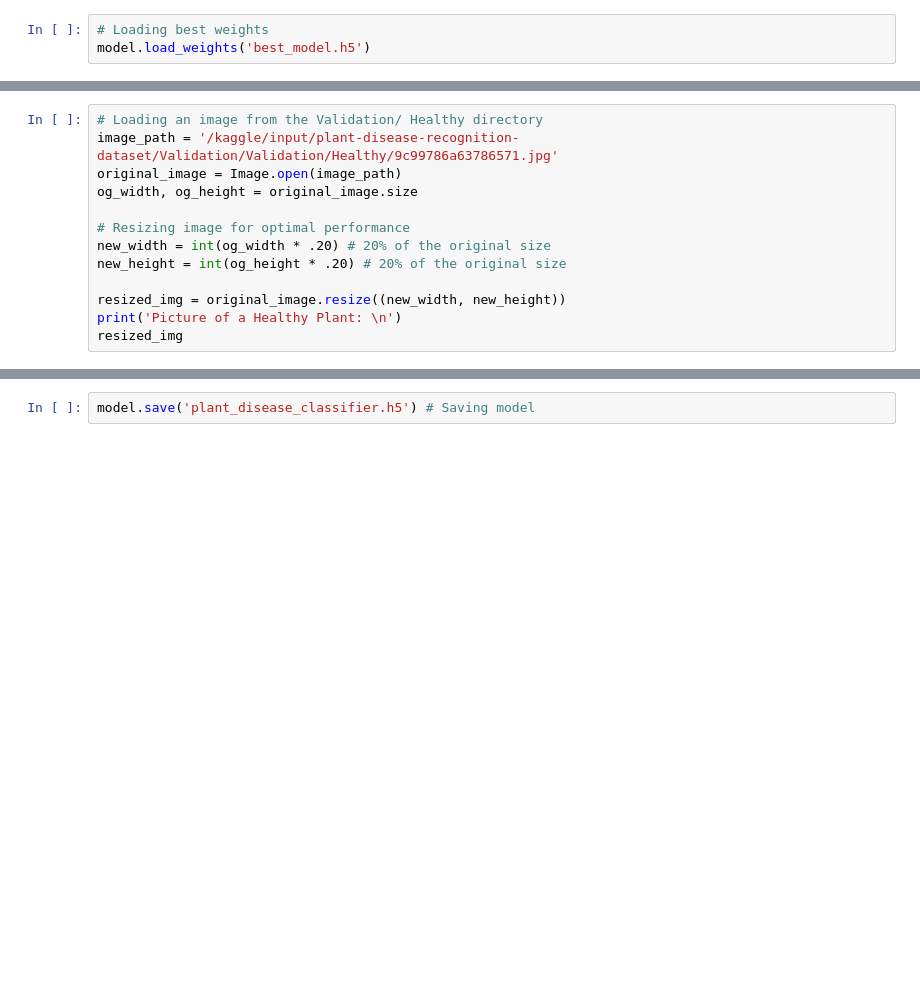
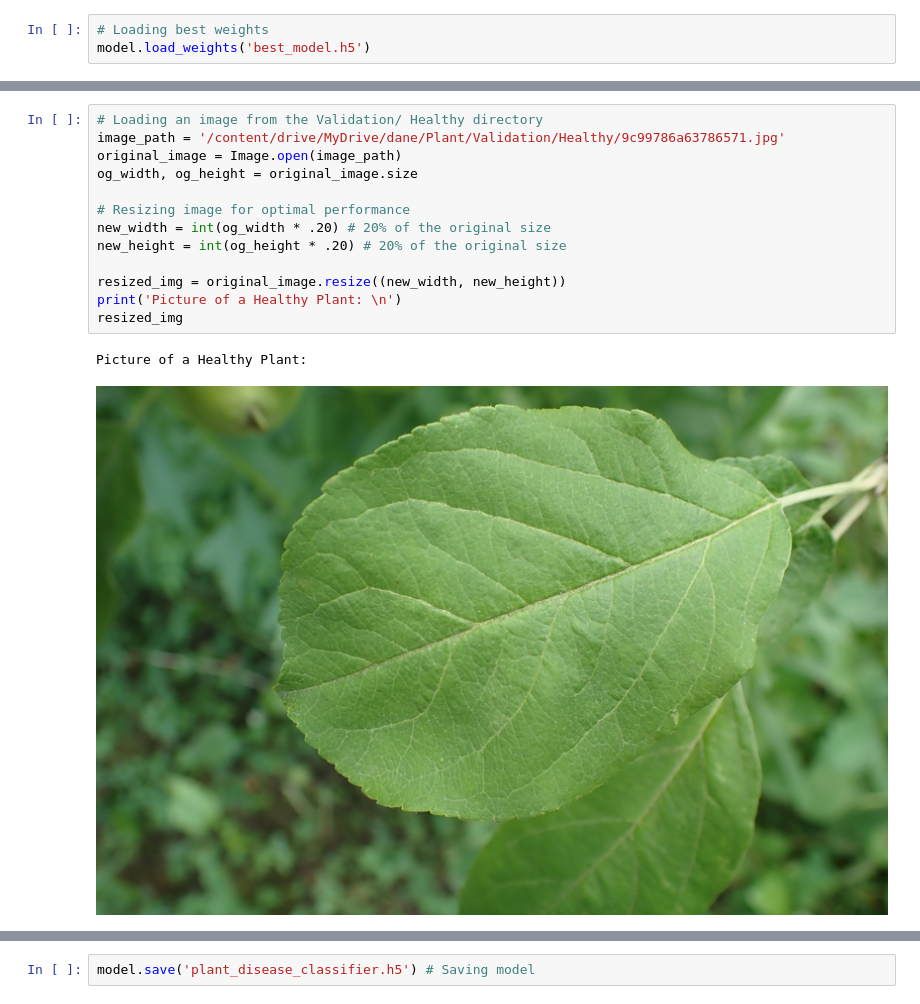
Before and after one commit to adalbertii/Modele---klasyfikacyjne, a Jupyter notebook: CNN_plant_case.ipynb, the cells around one changed output, grey strips where cells are left out. Drawn from its saved outputs; the diff is of its cells as text; blank space fills up the shorter version.

```diff
--- a/CNN_plant_case.ipynb
+++ b/CNN_plant_case.ipynb
@@ -499,16 +747,19 @@ print(f'\nConfidence Score: {preds[0][preds_class]}')
 # %%
 # Loading an image from the Validation/ Healthy directory
-image_path = '/kaggle/input/plant-disease-recognition-dataset/Validation/Validation/Healthy/9c99786a63786571.jpg'
+image_path = '/content/drive/MyDrive/dane/Plant/Validation/Healthy/9c99786a63786571.jpg'
 original_image = Image.open(image_path)
 og_width, og_height = original_image.size
 
 # Resizing image for optimal performance
 new_width = int(og_width * .20) # 20% of the original size
 new_height = int(og_height * .20) # 20% of the original size
 
 resized_img = original_image.resize((new_width, new_height))
 print('Picture of a Healthy Plant: \n')
 resized_img
+# %% [output]
+Picture of a Healthy Plant:
+[figure, added]
 # %%
 # Manually preprocessing image
 preprocessed_image = original_image.resize((256, 256))
```
Also changed, not shown: parts of 26 cells of this notebook.
